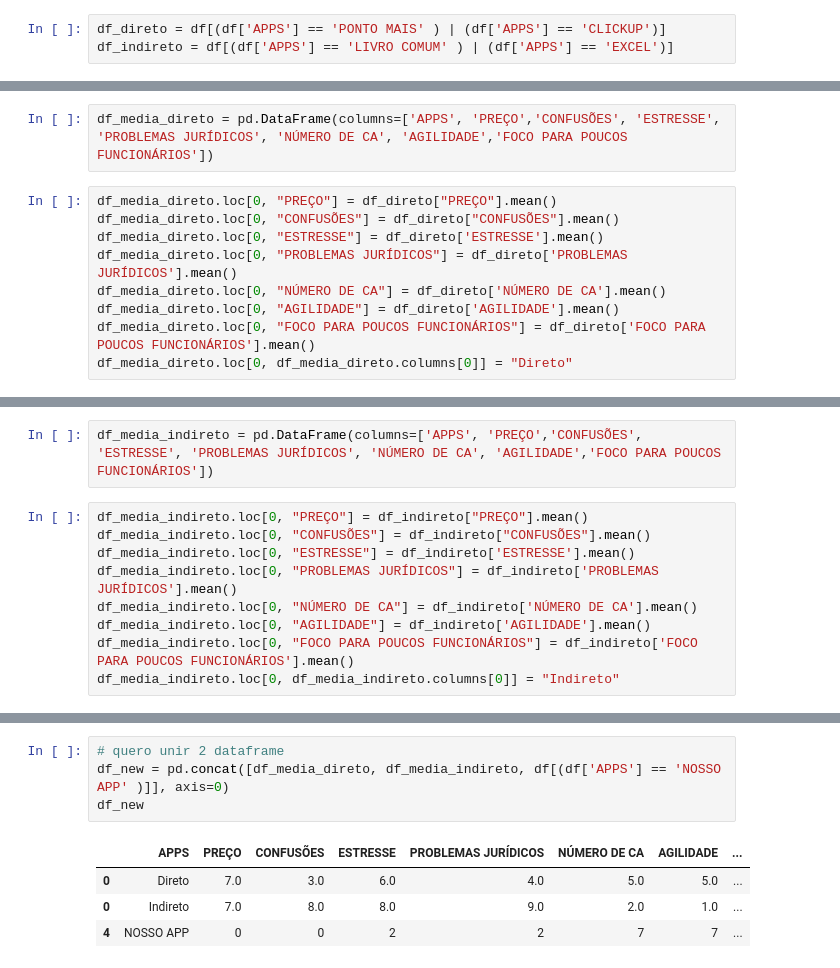
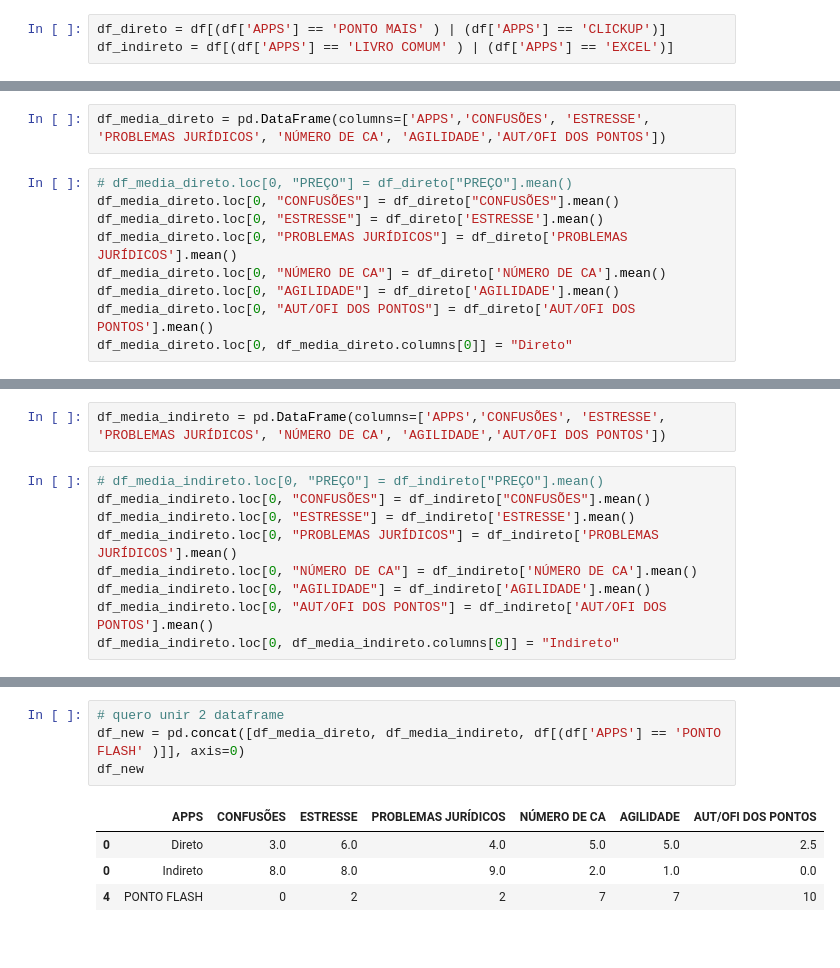
Before and after one commit to lucass235/Curva_de_Valor_Ponto_Flash, a Jupyter notebook: ronny.ipynb, the cells around one changed output, grey strips where cells are left out. Cells and saved outputs as stored; diff of their text form.

```diff
--- a/ronny.ipynb
+++ b/ronny.ipynb
@@ -24,13 +25,13 @@ df_direto
 # %%
-df_media_direto = pd.DataFrame(columns=['APPS', 'PREÇO','CONFUSÕES', 'ESTRESSE', 'PROBLEMAS JURÍDICOS', 'NÚMERO DE CA', 'AGILIDADE','FOCO PARA POUCOS FUNCIONÁRIOS'])
+df_media_direto = pd.DataFrame(columns=['APPS','CONFUSÕES', 'ESTRESSE', 'PROBLEMAS JURÍDICOS', 'NÚMERO DE CA', 'AGILIDADE','AUT/OFI DOS PONTOS'])
 # %%
-df_media_direto.loc[0, "PREÇO"] = df_direto["PREÇO"].mean()
+# df_media_direto.loc[0, "PREÇO"] = df_direto["PREÇO"].mean()
 df_media_direto.loc[0, "CONFUSÕES"] = df_direto["CONFUSÕES"].mean()
 df_media_direto.loc[0, "ESTRESSE"] = df_direto['ESTRESSE'].mean()
 df_media_direto.loc[0, "PROBLEMAS JURÍDICOS"] = df_direto['PROBLEMAS JURÍDICOS'].mean()
 df_media_direto.loc[0, "NÚMERO DE CA"] = df_direto['NÚMERO DE CA'].mean()
 df_media_direto.loc[0, "AGILIDADE"] = df_direto['AGILIDADE'].mean()
-df_media_direto.loc[0, "FOCO PARA POUCOS FUNCIONÁRIOS"] = df_direto['FOCO PARA POUCOS FUNCIONÁRIOS'].mean()
+df_media_direto.loc[0, "AUT/OFI DOS PONTOS"] = df_direto['AUT/OFI DOS PONTOS'].mean()
 df_media_direto.loc[0, df_media_direto.columns[0]] = "Direto"
 # %%
 df_media_direto
@@ -46,13 +47,13 @@ df_indireto
 # %%
-df_media_indireto = pd.DataFrame(columns=['APPS', 'PREÇO','CONFUSÕES', 'ESTRESSE', 'PROBLEMAS JURÍDICOS', 'NÚMERO DE CA', 'AGILIDADE','FOCO PARA POUCOS FUNCIONÁRIOS'])
+df_media_indireto = pd.DataFrame(columns=['APPS','CONFUSÕES', 'ESTRESSE', 'PROBLEMAS JURÍDICOS', 'NÚMERO DE CA', 'AGILIDADE','AUT/OFI DOS PONTOS'])
 # %%
-df_media_indireto.loc[0, "PREÇO"] = df_indireto["PREÇO"].mean()
+# df_media_indireto.loc[0, "PREÇO"] = df_indireto["PREÇO"].mean()
 df_media_indireto.loc[0, "CONFUSÕES"] = df_indireto["CONFUSÕES"].mean()
 df_media_indireto.loc[0, "ESTRESSE"] = df_indireto['ESTRESSE'].mean()
 df_media_indireto.loc[0, "PROBLEMAS JURÍDICOS"] = df_indireto['PROBLEMAS JURÍDICOS'].mean()
 df_media_indireto.loc[0, "NÚMERO DE CA"] = df_indireto['NÚMERO DE CA'].mean()
 df_media_indireto.loc[0, "AGILIDADE"] = df_indireto['AGILIDADE'].mean()
-df_media_indireto.loc[0, "FOCO PARA POUCOS FUNCIONÁRIOS"] = df_indireto['FOCO PARA POUCOS FUNCIONÁRIOS'].mean()
+df_media_indireto.loc[0, "AUT/OFI DOS PONTOS"] = df_indireto['AUT/OFI DOS PONTOS'].mean()
 df_media_indireto.loc[0, df_media_indireto.columns[0]] = "Indireto"
 # %%
 df_media_indireto
@@ -74,11 +75,11 @@ df_indireto
 # %%
 # quero unir 2 dataframe
-df_new = pd.concat([df_media_direto, df_media_indireto, df[(df['APPS'] == 'NOSSO APP' )]], axis=0)
+df_new = pd.concat([df_media_direto, df_media_indireto, df[(df['APPS'] == 'PONTO FLASH' )]], axis=0)
 df_new
 # %% [output]
-|  | APPS | PREÇO | CONFUSÕES | ESTRESSE | PROBLEMAS JURÍDICOS | NÚMERO DE CA | AGILIDADE | ... |
-| 0 | Direto | 7.0 | 3.0 | 6.0 | 4.0 | 5.0 | 5.0 | ... |
-| 0 | Indireto | 7.0 | 8.0 | 8.0 | 9.0 | 2.0 | 1.0 | ... |
-| 4 | NOSSO APP | 0 | 0 | 2 | 2 | 7 | 7 | ... |
+|  | APPS | CONFUSÕES | ESTRESSE | PROBLEMAS JURÍDICOS | NÚMERO DE CA | AGILIDADE | AUT/OFI DOS PONTOS |
+| 0 | Direto | 3.0 | 6.0 | 4.0 | 5.0 | 5.0 | 2.5 |
+| 0 | Indireto | 8.0 | 8.0 | 9.0 | 2.0 | 1.0 | 0.0 |
+| 4 | PONTO FLASH | 0 | 2 | 2 | 7 | 7 | 10 |
 # %%
 # Selecionando os aplicativos como índice
```
Also changed, not shown: parts of 9 cells of this notebook, 2 other files.
